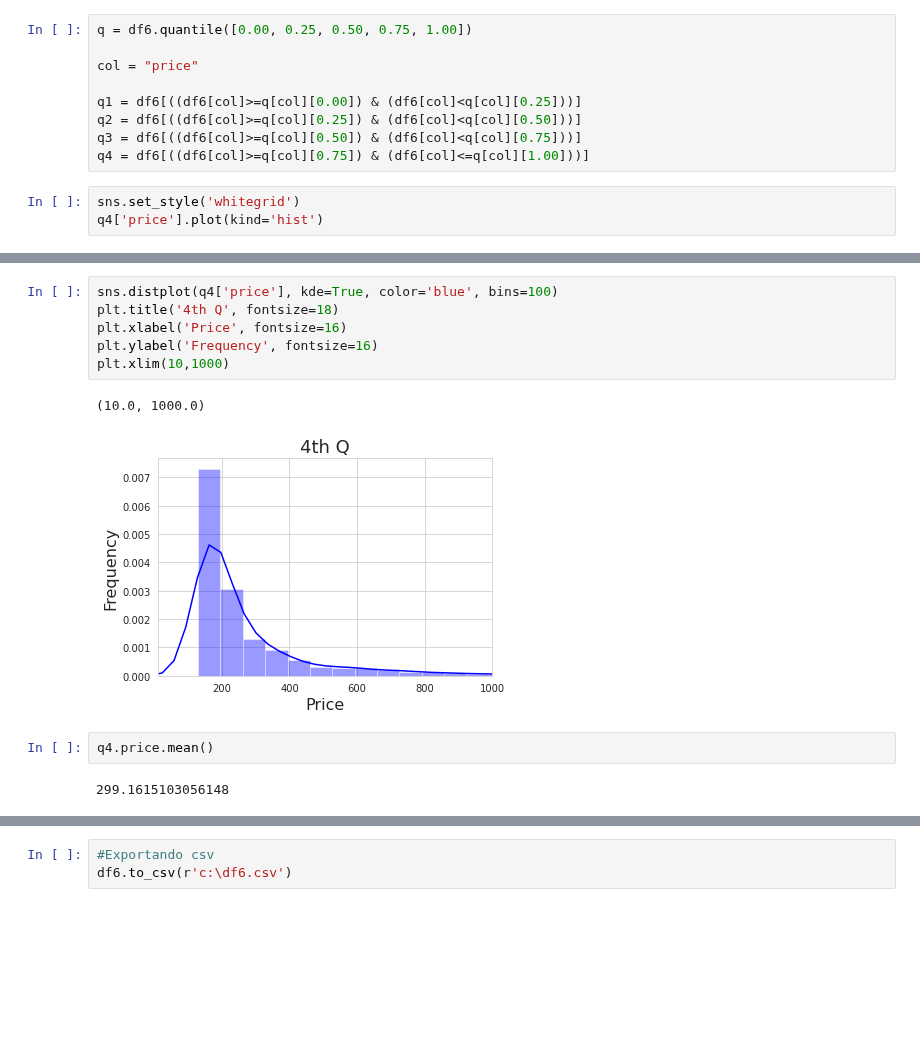
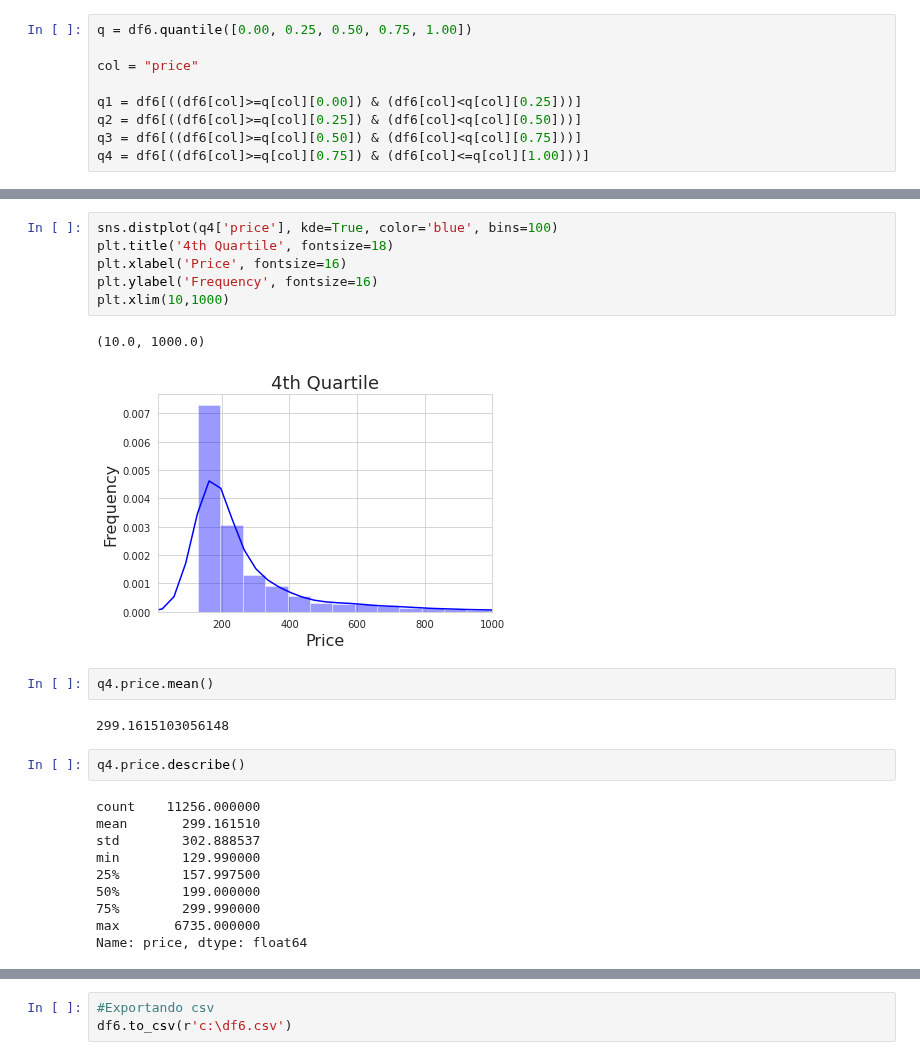
Before and after one commit to skillox1/PADSW06MDCD, a Jupyter notebook: Projeto_integrador.ipynb, the cells around one changed output, grey strips where cells are left out. Cells and saved outputs as stored; diff of their text form; blank space fills up the shorter version.

```diff
--- a/Projeto_integrador.ipynb
+++ b/Projeto_integrador.ipynb
@@ -496,6 +496,3 @@ q1 = df6[((df6[col]>=q[col][0.00]) & (df6[col]<q[col][0.25]))]
 q2 = df6[((df6[col]>=q[col][0.25]) & (df6[col]<q[col][0.50]))]
 q3 = df6[((df6[col]>=q[col][0.50]) & (df6[col]<q[col][0.75]))]
 q4 = df6[((df6[col]>=q[col][0.75]) & (df6[col]<=q[col][1.00]))]
-# %%
-sns.set_style('whitegrid')
-q4['price'].plot(kind='hist')
@@ -505,13 +499,25 @@ q4['price'].plot(kind='hist')
 # %%
 sns.distplot(q4['price'], kde=True, color='blue', bins=100)
-plt.title('4th Q', fontsize=18)
+plt.title('4th Quartile', fontsize=18)
 plt.xlabel('Price', fontsize=16)
 plt.ylabel('Frequency', fontsize=16)
 plt.xlim(10,1000)
 # %% [output]
 (10.0, 1000.0)
-[figure, old version]
+[figure, new version]
 # %%
 q4.price.mean()
 # %% [output]
 299.1615103056148
+# %%
+q4.price.describe()
+# %% [output]
+count    11256.000000
+mean       299.161510
+std        302.888537
+min        129.990000
+25%        157.997500
+50%        199.000000
+75%        299.990000
+max       6735.000000
+Name: price, dtype: float64
```
Also changed, not shown: parts of 5 cells of this notebook.
